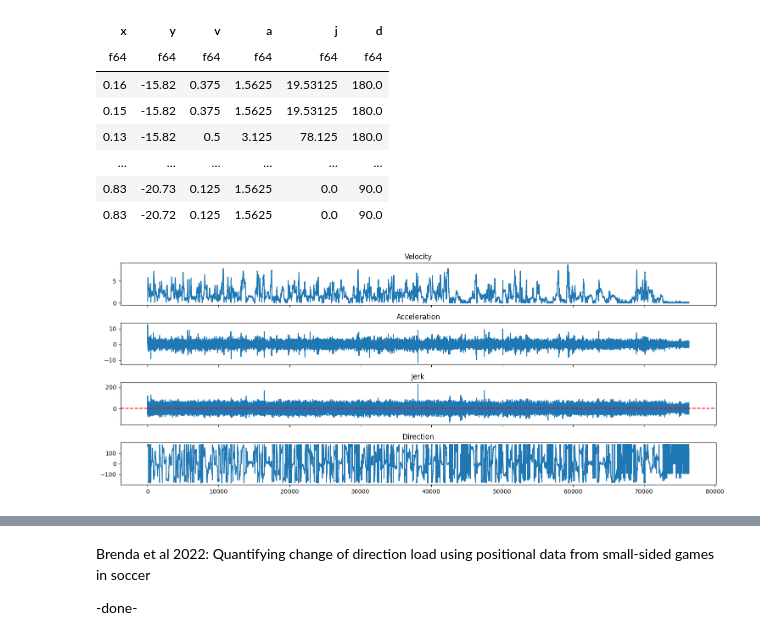
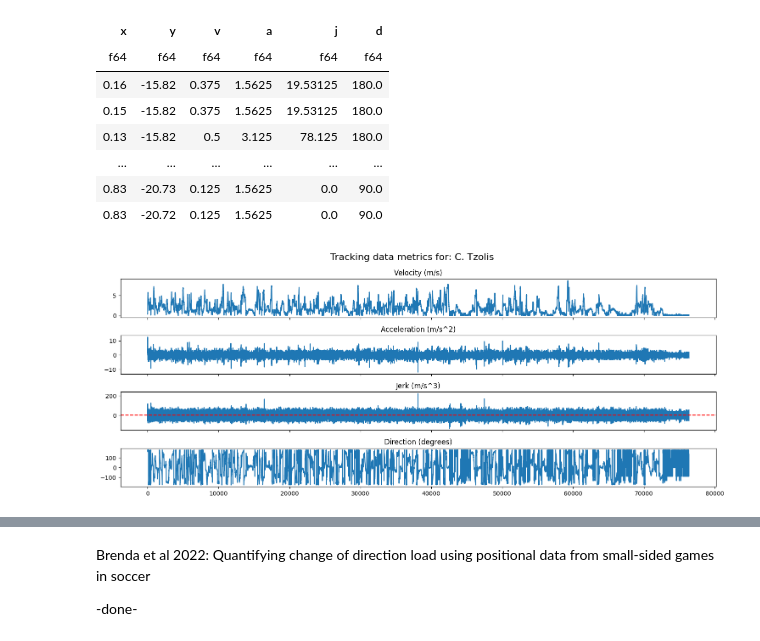
Before and after one commit to ihosten/internship_club_brugge, a Jupyter notebook: positional_data/ChangesOfDirection.ipynb, the cells around one changed output, grey strips where cells are left out. Drawn from its saved outputs; the diff is of its cells as text; code cells hidden in the pictures.

```diff
--- a/positional_data/ChangesOfDirection.ipynb
+++ b/positional_data/ChangesOfDirection.ipynb
@@ -201,24 +229,24 @@ for player in v_dict.keys():
 # calculate jerk
 j_dict = {} # store jerk per frame
 
-for player in a_dict.keys():
+for player in player_names:
     j_dict[player] = []
 
     for i in range(len(a_dict[player])):
-        if i>=1 and i<len(a_dict[player])-1:
-            a1=a_dict[player][i-1] # paper takes absolute value
-            a2=a_dict[player][i+1] # paper takes absolute value
+        if i >= 1 and i < len(a_dict[player]) - 1:
+            a1 = a_dict[player][i-1] # paper takes absolute value
+            a2 = a_dict[player][i+1] # paper takes absolute value
 
             #j=sqrt(((a2-a1)**2)/(2*delta_t))
-            j=((a2-a1))/(2*delta_t)
+            j = ((a2-a1)) / (2*delta_t)
 
         else:
-            j=0
+            j = 0
 
         j_dict[player].append(j)
 
-    j_dict[player][0]=j_dict[player][1] # equal jerk in frame 2 to frame 1 to avoid incorrect 0 jerk
-    j_dict[player][-1]=j_dict[player][-2] # equal jerk in last frame to 2nd last frame to avoid incorrect 0 jerk
+    j_dict[player][0] = j_dict[player][1] # equal jerk in frame 2 to frame 1 to avoid incorrect 0 jerk
+    j_dict[player][-1] = j_dict[player][-2] # equal jerk in last frame to 2nd last frame to avoid incorrect 0 jerk
 
     #print(min(j_list))
     #print(max(j_list))
@@ -248,24 +284,33 @@ shape: (76_366, 6)
 | 0.83 | -20.73 | 0.125 | 1.5625 | 0.0 | 90.0 |
 | 0.83 | -20.72 | 0.125 | 1.5625 | 0.0 | 90.0 |
 # %%
-player="C. Tzolis"
+def movement_plot(player_name):
+    """
+    Plotting evolution of velocity, acceleration, jerk and velocity direction for an individual player
+    """
+    x_ax = range(len(v_dict[player_name]))
 
-x_ax = range(len(v_dict[player]))
+    fig, (ax1, ax2, ax3, ax4) = plt.subplots(4, sharex=True, figsize=[15,6])
+    fig.suptitle(f"Tracking data metrics for: {player_name}", fontsize=16)
 
-fig, (ax1, ax2, ax3, ax4) = plt.subplots(4, sharex=True, figsize = [15,6])
-#fig.suptitle("Tracking data metrics visualisation")
-ax1.plot(x_ax, v_dict[player])
-ax1.set_title("Velocity")
-ax2.plot(x_ax, a_dict[player])
-ax2.set_title("Acceleration")
-ax3.plot(x_ax, j_dict[player])
-ax3.set_title("Jerk")
-ax3.axhline(0, color="red", linestyle = "--")
-ax4.plot(x_ax, d_dict[player])
-ax4.set_title("Direction")
-fig.tight_layout()
+    ax1.plot(x_ax, v_dict[player_name])
+    ax1.set_title("Velocity (m/s)")
+
+    ax2.plot(x_ax, a_dict[player_name])
+    ax2.set_title("Acceleration (m/s^2)")
+
+    ax3.plot(x_ax, j_dict[player_name])
+    ax3.set_title("Jerk (m/s^3)")
+    ax3.axhline(0, color="red", linestyle = "--")
+
+    ax4.plot(x_ax, d_dict[player_name])
+    ax4.set_title("Direction (degrees)")
+
+    fig.tight_layout()
+
+movement_plot(player_name)
 # %% [output]
-[figure, old version]
+[figure, new version]
 # %%
 # workflow
 # 1_find jerk going from negative to positive
```
Also changed, not shown: parts of 27 cells of this notebook, 4 other files.
